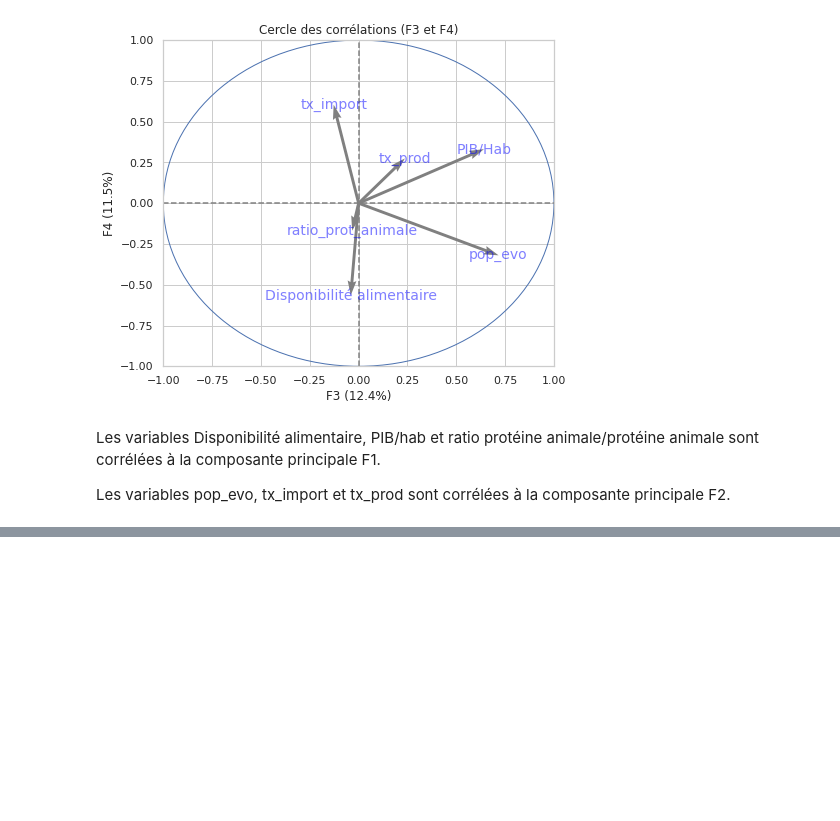
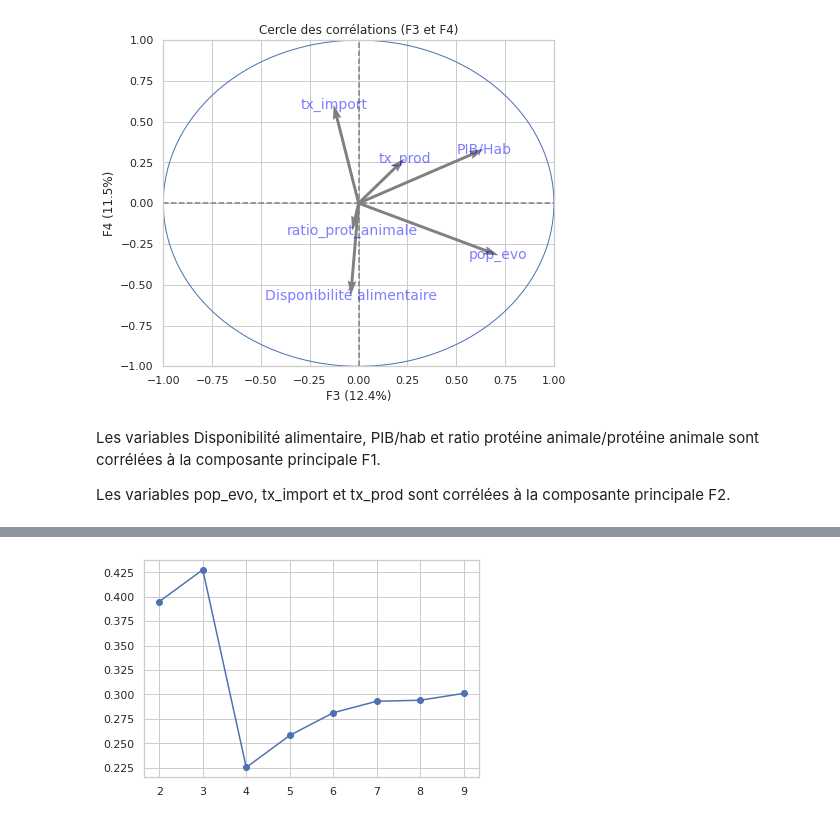
Before and after one commit to Randasabag/Etude-de-march-de-la-poule-qui-chante-avec-Python, a Jupyter notebook: projet9V1.ipynb, the cells around one changed output, grey strips where cells are left out. Saved outputs shown, nothing was run; the diff lists cells and outputs as text; code cells hidden in the pictures; blank space fills up the shorter version.

```diff
--- a/projet9V1.ipynb
+++ b/projet9V1.ipynb
@@ -2085,0 +2100,4 @@ Les variables pop_evo, tx_import et tx_prod sont corrélées à la composante pr
+# %%
+#Dataframe des pays retenus des groupes 0, 2 et 4
+df_km_retenus=clusterkm0.append(clusterkm2).append(clusterkm4)
+df_km_retenus
@@ -2085,0 +2124,4 @@ Les variables pop_evo, tx_import et tx_prod sont corrélées à la composante pr
+# %%
+ df_retenus_final=pd.merge(clusters_cah_retenus, df_km_retenus, left_on=['Disponibilité alimentaire', 'PIB/Hab', 'pop_evo', 'ratio_prot_animale', 'tx_import', 'tx_prod'], right_on=['Disponibilité alimentaire', 'PIB/Hab', 'pop_evo', 'ratio_prot_animale', 'tx_import', 'tx_prod'], how='inner')
+ df_retenus_final=df_retenus_final.drop(['cluster', 'Pays_y', 'nocl'], axis=1).rename(columns={'Pays_x':'Pays'})
+ df_retenus_final
@@ -2085,0 +2144,3 @@ Les variables pop_evo, tx_import et tx_prod sont corrélées à la composante pr
+# %%
+df_retenus_final=df_retenus_final.set_index('Pays')
+df_retenus_final
@@ -2085,0 +2162,30 @@ Les variables pop_evo, tx_import et tx_prod sont corrélées à la composante pr
+# %%
+# préparation des données pour le clustering
+X = df_retenus_final
+nom_pays = df_retenus_final.index
+# Centrage et Réduction
+std_scale = preprocessing.StandardScaler().fit(X)
+X_scaled = std_scale.transform(X)
+# %%
+from sklearn.cluster import KMeans
+import sklearn.metrics as metrics
+
+#Calcul  de la métrique "silhouette" pour différents nombres de groupes issus de la méthode des centres mobiles
+#Liste pour stocker nos coefficients
+silhouettes = []
+
+#Boucle itérative de 2 à 10 (clusters) pour tester les possibilités
+for k in range(2, 10):
+    #Création et ajustement d'un modèle pour chaque k
+    cls = KMeans(n_clusters=k)
+    cls.fit(X_scaled)
+
+    #Stockage des coefficients associés
+    silh = metrics.silhouette_score(X_scaled, cls.labels_)
+    silhouettes.append(silh)
+
+#Visualisation des valeurs de coefficient de silhouette pour chaque nombre de cluster
+plt.plot(range(2, 10), silhouettes, marker='o')
+plt.show()
+# %% [output]
+[figure, added]
```
Also changed, not shown: parts of 39 cells of this notebook.
